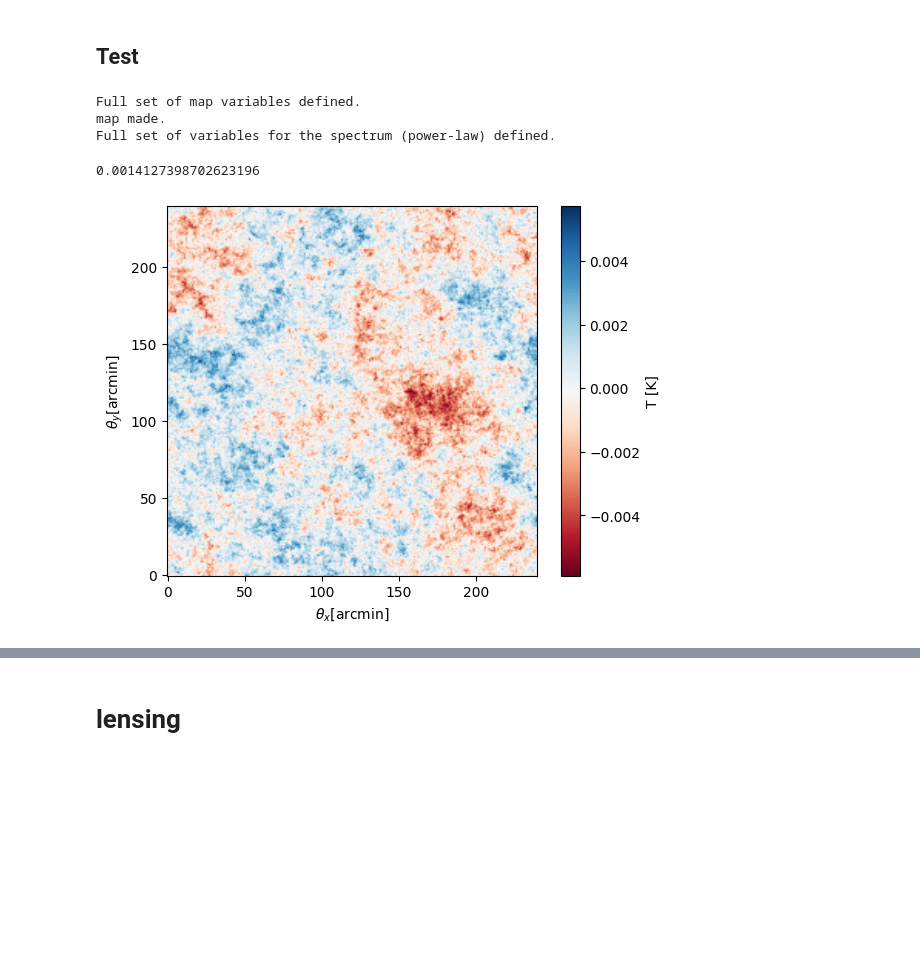
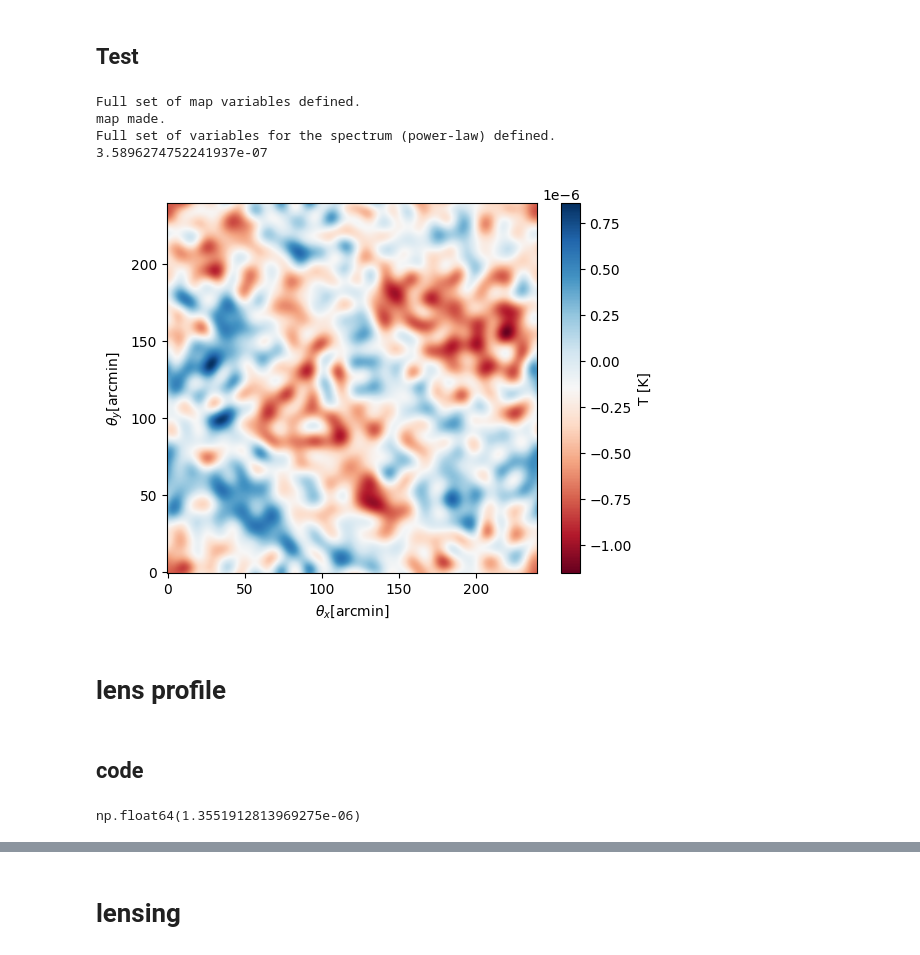
Before and after one commit to jzimm24/research-intern-AIfA, a Jupyter notebook: notebookes/cmb-maps.ipynb, the cells around one changed output, grey strips where cells are left out. Saved outputs shown, nothing was run; the diff lists cells and outputs as text; code cells hidden in the pictures; blank space fills up the shorter version.

```diff
--- a/notebookes/cmb-maps.ipynb
+++ b/notebookes/cmb-maps.ipynb
@@ -261,13 +276,17 @@ class map_maker():
 # %% [markdown]
 ## Test
 # %%
-test1 = map_maker(map_size=2, pixel_size=0.5, l_degrees=30000, const=10, index=-1)
+test1 = map_maker(map_size=2, pixel_size=0.5, l_degrees=3000, const=3e-3, index=-1)
 test1_map_fs, test1_map, test1_map_real = test1.make_gaussian_random_field()
 test1.plot_gaussian_random_field()
 print(test1.rms_estimation())
 # %% [output]
 Full set of map variables defined.
 map made.
 Full set of variables for the spectrum (power-law) defined.
+3.5896274752241937e-07
-0.0014127398702623196
-[figure, old version]
+[figure, new version]
+# %% [markdown]
+# lens profile
+# %% [markdown]
+## code
@@ -273,0 +344,4 @@ Full set of variables for the spectrum (power-law) defined.
+# %%
+rho_NFW(2, 2, 2)
+# %% [output]
+np.float64(1.3551912813969275e-06)
```
Also changed, not shown: parts of 13 cells of this notebook.
